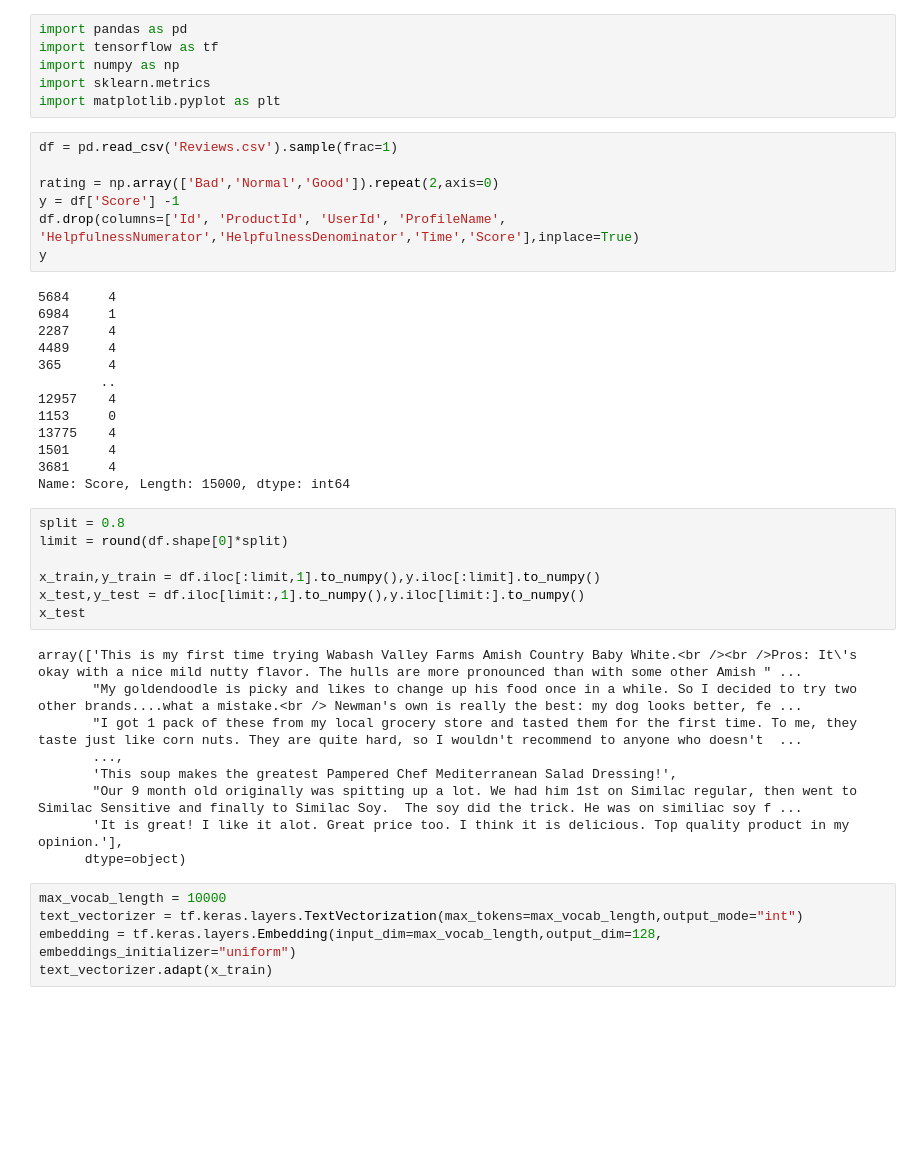
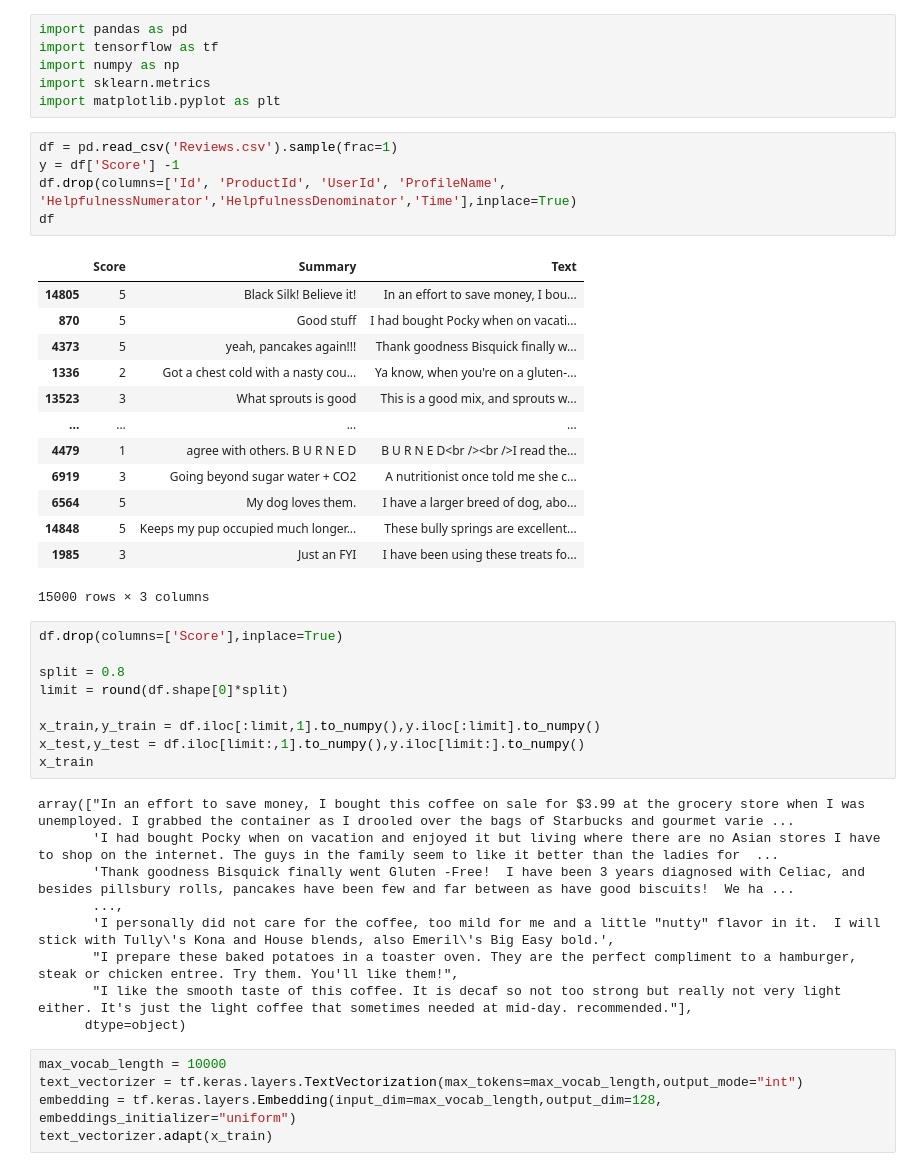
Before and after one commit to Raj-More397/CodeAI-Project, a Jupyter notebook: Project_1/sentiment_analysis.ipynb, the cells around one changed output. Drawn from its saved outputs; the diff is of its cells as text; blank space fills up the shorter version.

```diff
--- a/Project_1/sentiment_analysis.ipynb
+++ b/Project_1/sentiment_analysis.ipynb
@@ -6,39 +6,40 @@ import sklearn.metrics
 import matplotlib.pyplot as plt
 # %%
 df = pd.read_csv('Reviews.csv').sample(frac=1)
-
-rating = np.array(['Bad','Normal','Good']).repeat(2,axis=0)
 y = df['Score'] -1
-df.drop(columns=['Id', 'ProductId', 'UserId', 'ProfileName', 'HelpfulnessNumerator','HelpfulnessDenominator','Time','Score'],inplace=True)
-y
+df.drop(columns=['Id', 'ProductId', 'UserId', 'ProfileName', 'HelpfulnessNumerator','HelpfulnessDenominator','Time'],inplace=True)
+df
 # %% [output]
+|  | Score | Summary | Text |
+| 14805 | 5 | Black Silk! Believe it! | In an effort to save money, I bou... |
+| 870 | 5 | Good stuff | I had bought Pocky when on vacati... |
+| 4373 | 5 | yeah, pancakes again!!! | Thank goodness Bisquick finally w... |
+| 1336 | 2 | Got a chest cold with a nasty cou... | Ya know, when you're on a gluten-... |
+| 13523 | 3 | What sprouts is good | This is a good mix, and sprouts w... |
+| ... | ... | ... | ... |
+| 4479 | 1 | agree with others. B U R N E D | B U R N E D<br /><br />I read the... |
+| 6919 | 3 | Going beyond sugar water + CO2 | A nutritionist once told me she c... |
+| 6564 | 5 | My dog loves them. | I have a larger breed of dog, abo... |
+| 14848 | 5 | Keeps my pup occupied much longer... | These bully springs are excellent... |
+| 1985 | 3 | Just an FYI | I have been using these treats fo... |
-5684     4
-6984     1
-2287     4
-4489     4
-365      4
-        ..
-12957    4
-1153     0
-13775    4
-1501     4
-3681     4
-Name: Score, Length: 15000, dtype: int64
+15000 rows × 3 columns
 # %%
+df.drop(columns=['Score'],inplace=True)
+
 split = 0.8
 limit = round(df.shape[0]*split)
 
 x_train,y_train = df.iloc[:limit,1].to_numpy(),y.iloc[:limit].to_numpy()
 x_test,y_test = df.iloc[limit:,1].to_numpy(),y.iloc[limit:].to_numpy()
-x_test
+x_train
 # %% [output]
-array(['This is my first time trying Wabash Valley Farms Amish Country Baby White.<br /><br />Pros: It\'s okay with a nice mild nutty flavor. The hulls are more pronounced than with some other Amish " ...
-       "My goldendoodle is picky and likes to change up his food once in a while. So I decided to try two other brands....what a mistake.<br /> Newman's own is really the best: my dog looks better, fe ...
-       "I got 1 pack of these from my local grocery store and tasted them for the first time. To me, they taste just like corn nuts. They are quite hard, so I wouldn't recommend to anyone who doesn't  ...
+array(["In an effort to save money, I bought this coffee on sale for $3.99 at the grocery store when I was unemployed. I grabbed the container as I drooled over the bags of Starbucks and gourmet varie ...
+       'I had bought Pocky when on vacation and enjoyed it but living where there are no Asian stores I have to shop on the internet. The guys in the family seem to like it better than the ladies for  ...
+       'Thank goodness Bisquick finally went Gluten -Free!  I have been 3 years diagnosed with Celiac, and besides pillsbury rolls, pancakes have been few and far between as have good biscuits!  We ha ...
        ...,
-       'This soup makes the greatest Pampered Chef Mediterranean Salad Dressing!',
-       "Our 9 month old originally was spitting up a lot. We had him 1st on Similac regular, then went to Similac Sensitive and finally to Similac Soy.  The soy did the trick. He was on similiac soy f ...
-       'It is great! I like it alot. Great price too. I think it is delicious. Top quality product in my opinion.'],
+       'I personally did not care for the coffee, too mild for me and a little "nutty" flavor in it.  I will stick with Tully\'s Kona and House blends, also Emeril\'s Big Easy bold.',
+       "I prepare these baked potatoes in a toaster oven. They are the perfect compliment to a hamburger, steak or chicken entree. Try them. You'll like them!",
+       "I like the smooth taste of this coffee. It is decaf so not too strong but really not very light either. It's just the light coffee that sometimes needed at mid-day. recommended."],
       dtype=object)
 # %%
 max_vocab_length = 10000
```
Also changed, not shown: parts of 6 cells of this notebook, 2 other files.
